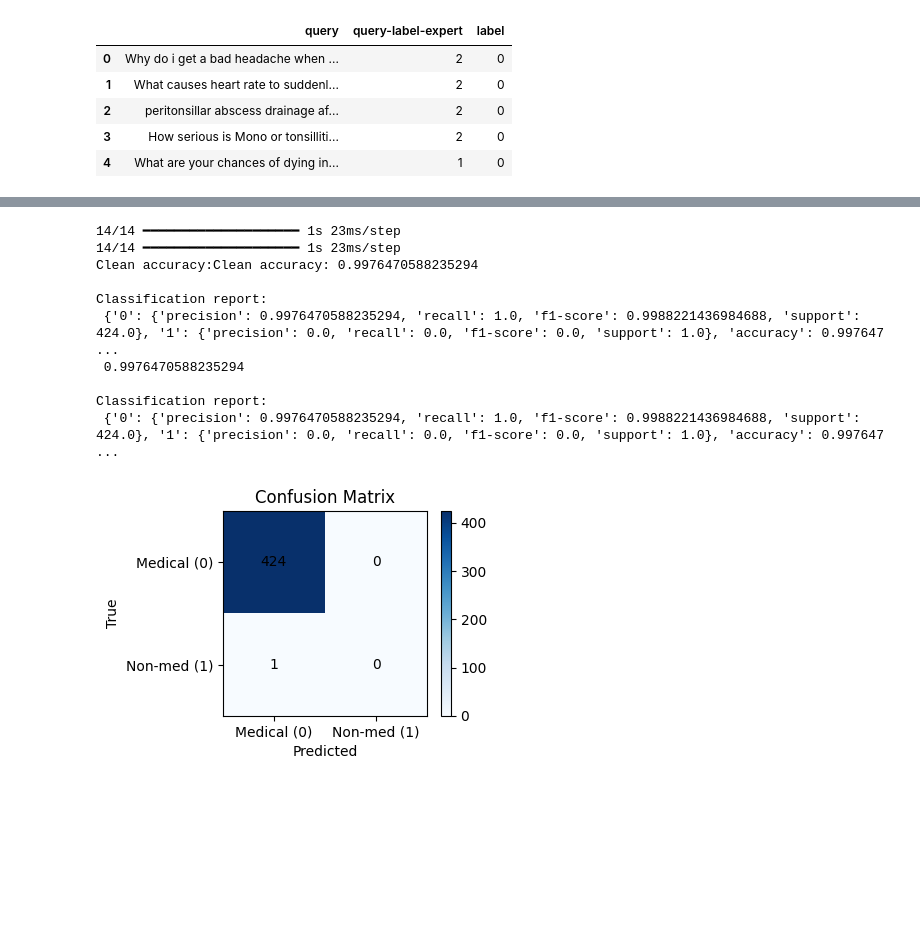
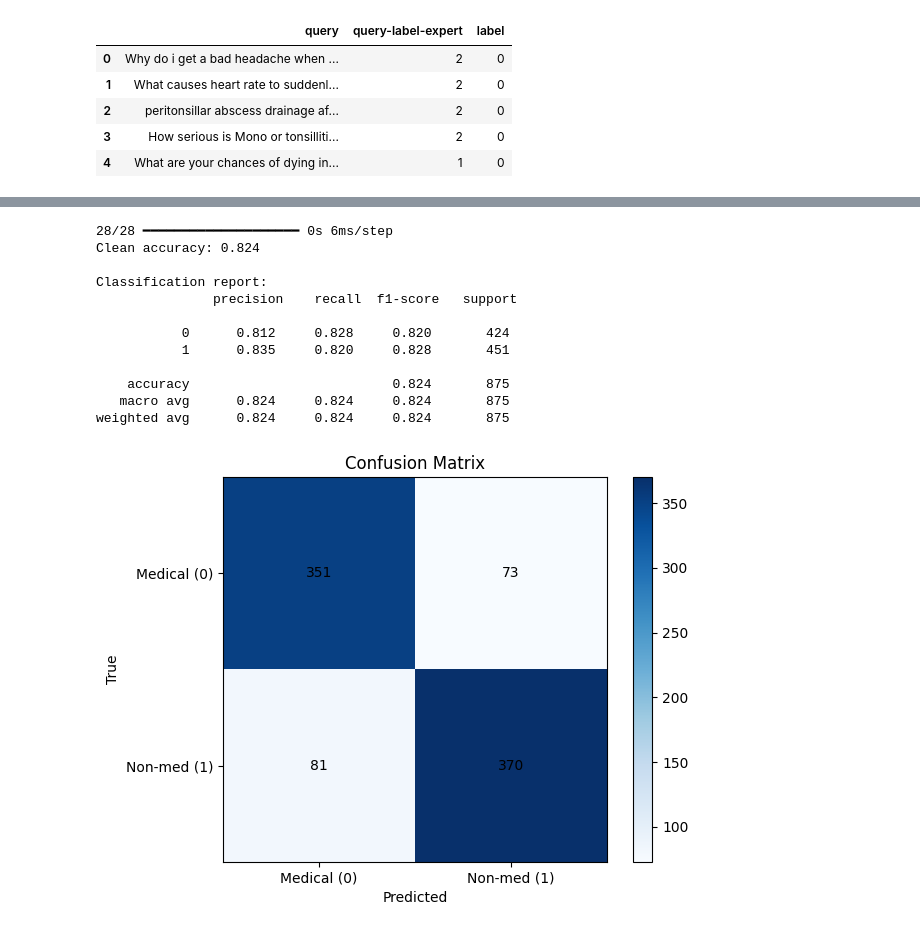
Before and after one commit to sgh4000/CDT-D2AIR-NLP, a Jupyter notebook: medical_query_trial2.ipynb, the cells around one changed output, grey strips where cells are left out. Saved outputs shown, nothing was run; the diff lists cells and outputs as text; code cells hidden in the pictures; blank space fills up the shorter version.

Commit message:
recreated the code to handle two datasets negative and expert edited the weight cell

```diff
--- a/medical_query_trial2.ipynb
+++ b/medical_query_trial2.ipynb
@@ -89,0 +124,15 @@ Name: count, dtype: int64
+# %%
+# Step 5 — Combine both datasets
+# Concatenate expert and negative queries together
+combined_df = pd.concat([expert_df[["query", "label"]], neg_df], ignore_index=True)
+
+# Shuffle to mix medical / non-medical examples
+combined_df = combined_df.sample(frac=1.0, random_state=SEED).reset_index(drop=True)
+
+print("Combined dataset size:", combined_df.shape)
+print(combined_df["label"].value_counts())
+combined_df.head(8)
+
+# Step 6 — Save and check
+combined_df.to_csv("combined_medicheck_dataset.csv", index=False)
+print("Saved combined dataset as combined_medicheck_dataset.csv")
@@ -115,8 +172,8 @@ Reddit, I need your help making a decision.
 ############################################
 ###### Split data into train and test ######
 ############################################
-X = Dset["query"].values  # X = all query texts.
-y = Dset["label"].values  # y = corresponding binary labels (0=medical, 1=non-medical).
+X = combined_df["query"].values  # X = all query texts.
+y = combined_df["label"].values  # y = corresponding binary labels (0=medical, 1=non-medical).
 
 # train_test_split divides the dataset into:70% for training (X_train_text, y_train) 30% for testing (X_test_text, y_test)
 X_train_text, X_test_text, y_train, y_test = train_test_split(
@@ -171,6 +228,10 @@ class_weights = compute_class_weight(class_weight="balanced", classes=classes, y
 # This line creates a dictionary mapping each class label (int(c)) to its computed weight (float(w)).
 # The dictionary class_weight_dict tells Keras how to re-balance loss contributions.
 # zip(classes, class_weights): pairs each class with its corresponding weight.
-class_weight_dict = {int(c): float(w) for c, w in zip(classes, class_weights)}
-print("Class weights:", class_weight_dict) # show the computed class weights
+class_weight_dict_auto = {int(c): float(w) for c, w in zip(classes, class_weights)}
+print("Class weights:", class_weight_dict) # show the auto computed class weights
+# Another way: give more weight to class 0 because we care more about detecting medical queries correctly
+# Manually assign weights, avoid making it too extreme (like 10×), or the model may misclassify everything as medical
+class_weight_dict_manu = {0: 3.0, 1: 1.0}   # medical (0) is 3× more important
+print("Manual class weights:", class_weight_dict_manu)
 # %% [output]
@@ -211,7 +273,8 @@ history = model.fit(      # starts training
                           # smaller batches use less memory and provide more frequent updates, but can be noisier.
                           # 32 samples per mini-batch (gradient update every 32 examples).
     verbose=1,            # verbose=1: print progress bar and training details during fitting
-    # comment this if we don't want weighting:
-    class_weight=class_weight_dict  # re-balances the classes (if they are imbalanced)
+    # comment these two if we don't want weighting or comment one of them to test the other
+    #class_weight=class_weight_dict_auto  # re-balances the classes (if they are imbalanced) using auto weight
+    class_weight=class_weight_dict_manu  # give more weight to medical queries (class 0) using manual weight
 )
 # %% [output]
@@ -293,40 +359,42 @@ y_pred = (y_prob >= 0.5).astype(int) # convert probabilities ≥ 0.5 to class 1,
 
 
 
 print("Clean accuracy:", accuracy_score(y_test, y_pred))  # computes the fraction of correct predictions
 # classification_report: prints precision, recall, f1-score for each class; digits=3: round to 3 decimals
     # Precision = of predicted positives, how many were right?
     # Recall = of real positives, how many did we catch?
     # F1-score = harmonic mean of precision and recall (balances both metrics)
-print("\nClassification report:\n", classification_report(y_test, y_pred, digits=3, output_dict=True))
+print("\nClassification report:\n", classification_report(y_test, y_pred, digits=3))
 
 # creates a confusion matrix showing counts of true vs predicted labels
 Conf_mat = confusion_matrix(y_test, y_pred)
 
-plt.figure(figsize=(4,3))                   # Create a new figure with size 4x3 inches
+#plt.figure(figsize=(4,3))                   # Create a new figure with size 4x3 inches
 plt.imshow(Conf_mat, cmap="Blues")          # Display the confusion matrix as an image with blue color map
 plt.title("Confusion Matrix")               # Set plot title
 plt.colorbar()                              # Show color bar for reference
 plt.xticks([0,1], ["Medical (0)", "Non-med (1)"])  # Set x-axis tick labels
 plt.yticks([0,1], ["Medical (0)", "Non-med (1)"])  # Set y-axis tick labels
 
 for i in range(2):                          # Loop over rows (true labels)
     for j in range(2):                      # Loop over columns (predicted labels)
         plt.text(j, i, Conf_mat[i, j], ha="center", va="center")  # Write the count in each cell, centered
 
 plt.xlabel("Predicted")                     # Label x-axis
 plt.ylabel("True")                          # Label y-axis
 plt.tight_layout()                          # Adjust layout to fit everything
 plt.show()                                  # Display the plot
 # %% [output]
-14/14 ━━━━━━━━━━━━━━━━━━━━ 1s 23ms/step
-14/14 ━━━━━━━━━━━━━━━━━━━━ 1s 23ms/step
-Clean accuracy:Clean accuracy: 0.9976470588235294
+28/28 ━━━━━━━━━━━━━━━━━━━━ 0s 6ms/step
+Clean accuracy: 0.824
 
 Classification report:
- {'0': {'precision': 0.9976470588235294, 'recall': 1.0, 'f1-score': 0.9988221436984688, 'support': 424.0}, '1': {'precision': 0.0, 'recall': 0.0, 'f1-score': 0.0, 'support': 1.0}, 'accuracy': 0.997647 ...
- 0.9976470588235294
+               precision    recall  f1-score   support
 
-Classification report:
- {'0': {'precision': 0.9976470588235294, 'recall': 1.0, 'f1-score': 0.9988221436984688, 'support': 424.0}, '1': {'precision': 0.0, 'recall': 0.0, 'f1-score': 0.0, 'support': 1.0}, 'accuracy': 0.997647 ...
+           0      0.812     0.828     0.820       424
+           1      0.835     0.820     0.828       451
+
+    accuracy                          0.824       875
+   macro avg      0.824     0.824     0.824       875
+weighted avg      0.824     0.824     0.824       875
-[figure, old version]
+[figure, new version]
```
Also changed, not shown: parts of 14 cells of this notebook.
